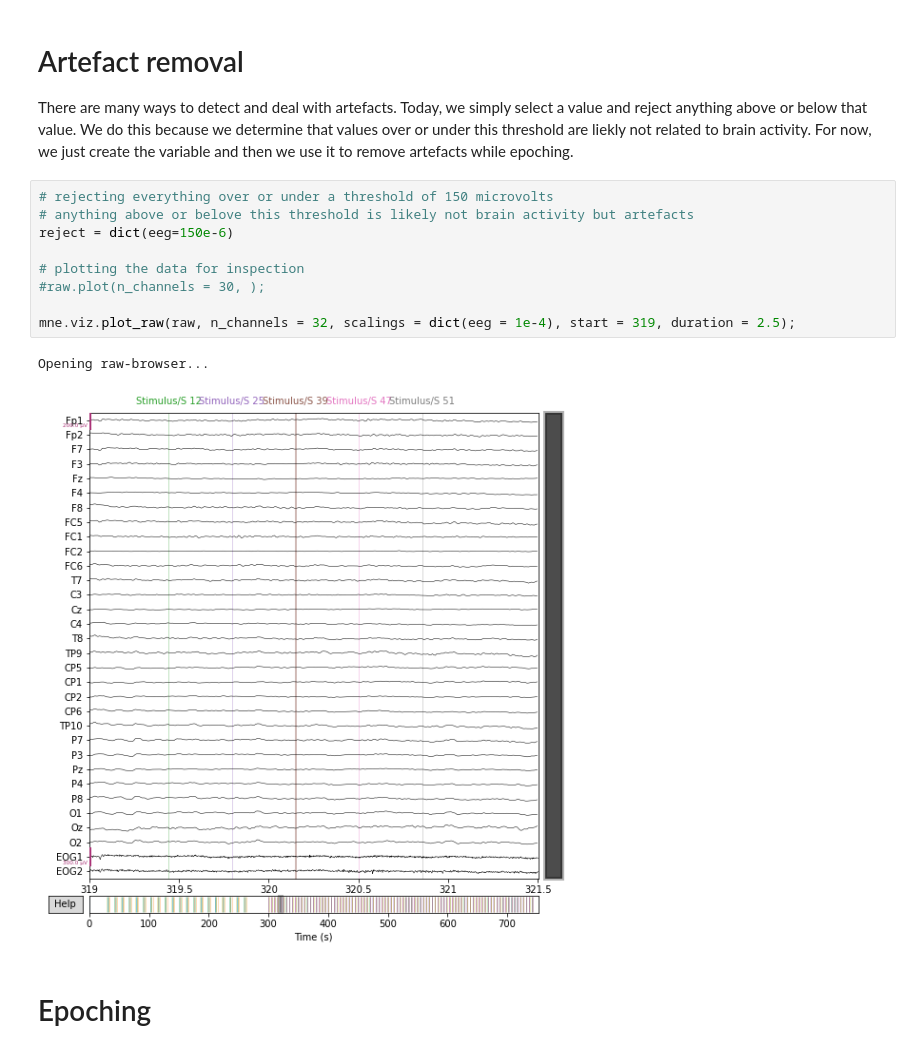
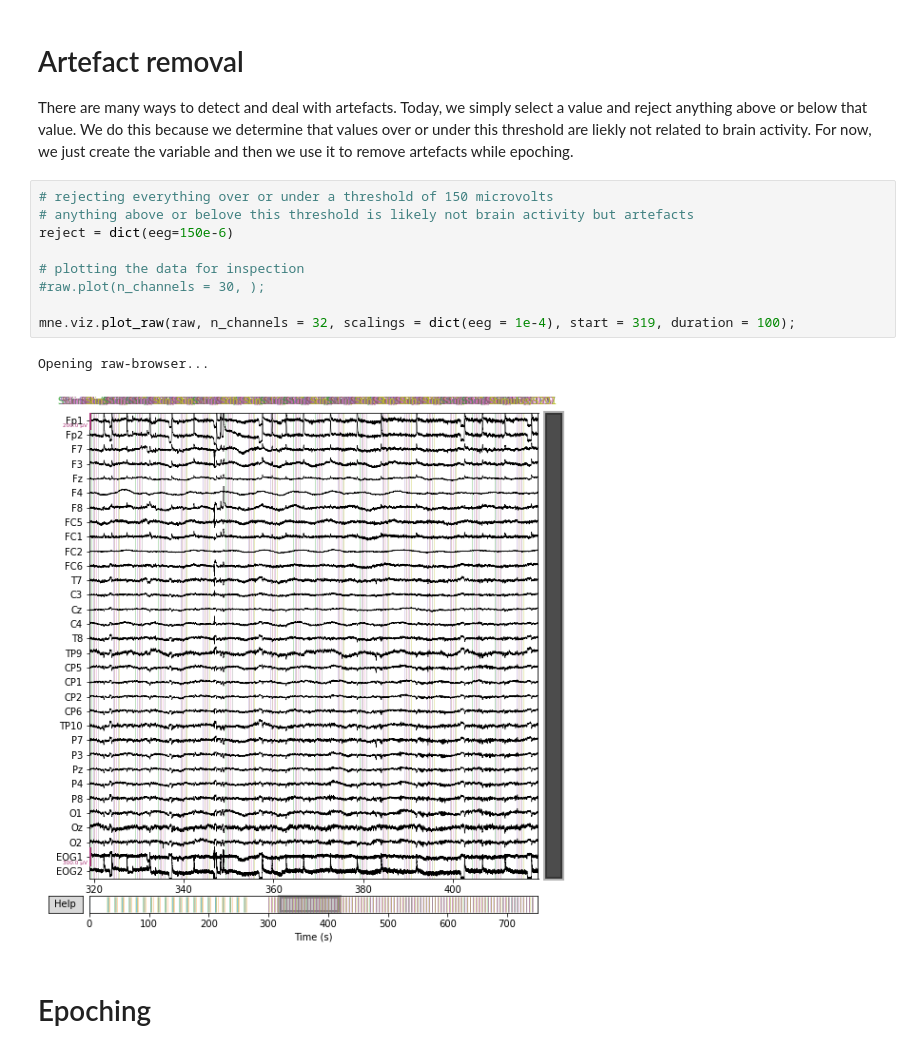
Before and after one commit to jorgenhw/studybuddies_neuroScience, a Jupyter notebook: own_experiment/own_experiment_analysis.ipynb, the cells around one changed output. Drawn from its saved outputs; the diff is of its cells as text.

```diff
--- a/own_experiment/own_experiment_analysis.ipynb
+++ b/own_experiment/own_experiment_analysis.ipynb
@@ -122,15 +121,15 @@ There are many ways to detect and deal with artefacts. Today, we simply select a
 # %%
 # rejecting everything over or under a threshold of 150 microvolts
 # anything above or belove this threshold is likely not brain activity but artefacts
 reject = dict(eeg=150e-6)
 
 # plotting the data for inspection
 #raw.plot(n_channels = 30, );
 
-mne.viz.plot_raw(raw, n_channels = 32, scalings = dict(eeg = 1e-4), start = 319, duration = 2.5);
+mne.viz.plot_raw(raw, n_channels = 32, scalings = dict(eeg = 1e-4), start = 319, duration = 100);
 # %% [output]
 Opening raw-browser...
-[figure, old version]
+[figure, new version]
 # %% [markdown]
 # Epoching
 # %% [markdown]
```
Also changed, not shown: parts of 4 cells of this notebook.
